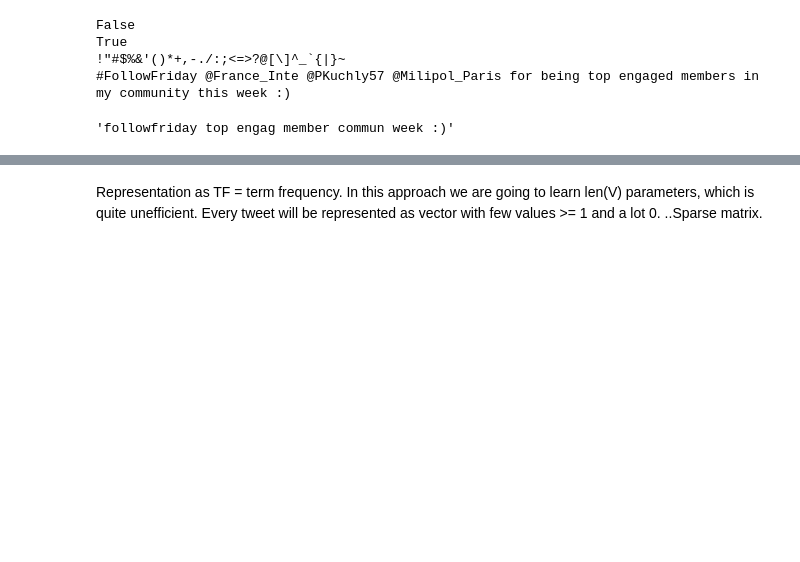
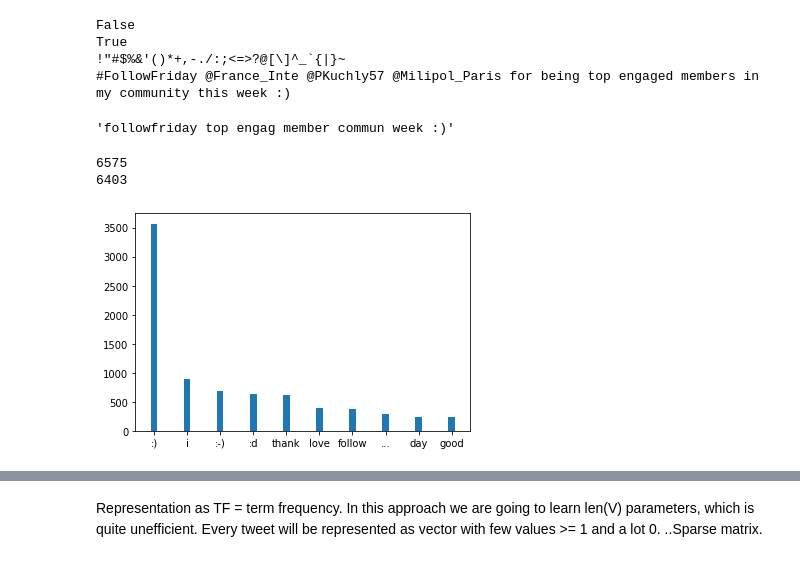
Before and after one commit to pro0255/NLP, a Jupyter notebook: jupyters/Week 1/LogisticRegression/TweetSentiment.ipynb, the cells around one changed output, grey strips where cells are left out. Cells and saved outputs as stored; diff of their text form; code cells hidden in the pictures; blank space fills up the shorter version.

```diff
--- a/jupyters/Week 1/LogisticRegression/TweetSentiment.ipynb
+++ b/jupyters/Week 1/LogisticRegression/TweetSentiment.ipynb
@@ -101,8 +105,8 @@ def build_vocabulary(text):
 
     return vocabulary
 # %%
-joined_pos = " ".join(positive.text.values)
-pos_vocabulary = build_vocabulary(joined_pos)
-
-pos_sorted_by_occurences = {k: v for k, v in sorted(pos_vocabulary.items(), key=lambda item: item[1], reverse=True)}
-print(len(sorted_by_occurences))
+def create_sorted_vocabulary(df):
+    joined_pos = " ".join(df.text.values)
+    pos_vocabulary = build_vocabulary(joined_pos)
+    pos_sorted_by_occurences = {k: v for k, v in sorted(pos_vocabulary.items(), key=lambda item: item[1], reverse=True)}
+    return pos_sorted_by_occurences
@@ -186,3 +189,22 @@ True
 !"#$%&'()*+,-./:;<=>?@[\]^_`{|}~
 #FollowFriday @France_Inte @PKuchly57 @Milipol_Paris for being top engaged members in my community this week :)
 'followfriday top engag member commun week :)'
+# %%
+cleaned_pos = positive.text.map(clean_tweet)
+cleaned_neg = negative.text.map(clean_tweet)
+
+positive['text'] = cleaned_pos
+negative['text'] =  cleaned_neg
+
+pos_dict = create_sorted_vocabulary(positive)
+neg_dict = create_sorted_vocabulary(negative)
+
+print(len(pos_dict))
+print(len(neg_dict))
+# %% [output]
+6575
+6403
+# %%
+plot_occurences_of_terms(pos_dict, 10)
+# %% [output]
+[figure, added]
```
Also changed, not shown: parts of 30 cells of this notebook.
